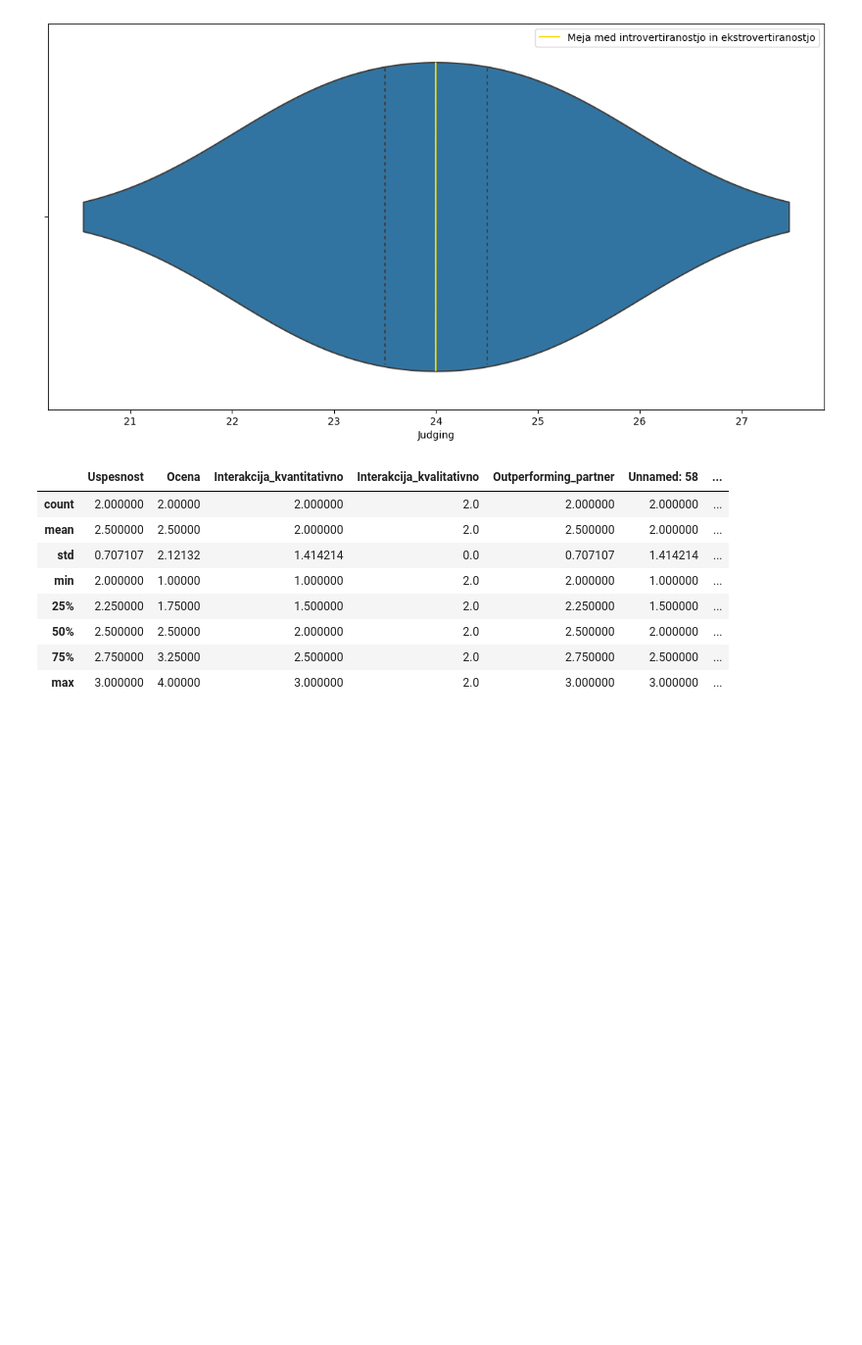
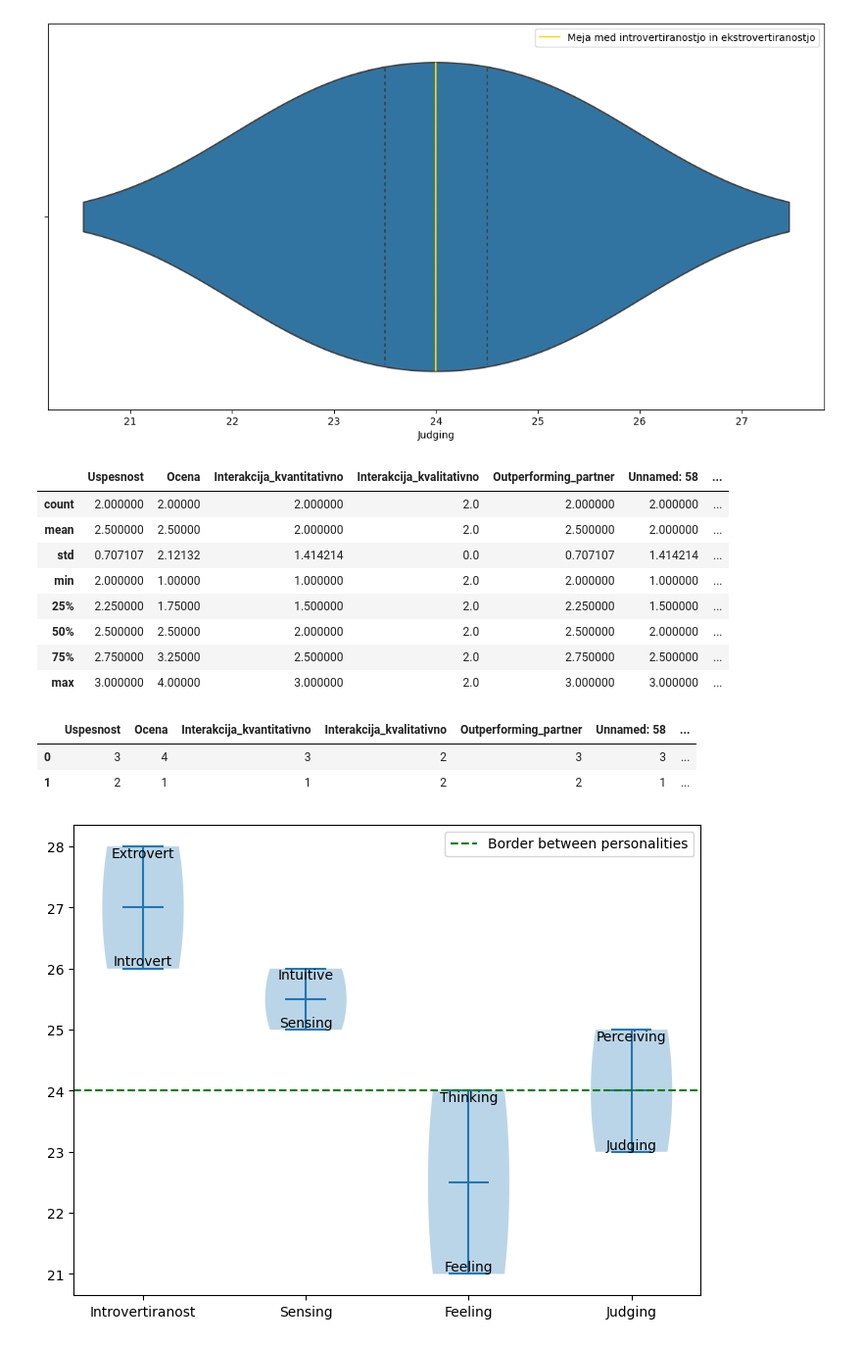
Before and after one commit to borbregant/ai_tandem_learning, a Jupyter notebook: vizualizacija_podatkov.ipynb, the cells around one changed output. Shown: that part at 98% size. Cells and saved outputs as stored; diff of their text form; code cells hidden in the pictures; blank space fills up the shorter version.

```diff
--- a/vizualizacija_podatkov.ipynb
+++ b/vizualizacija_podatkov.ipynb
@@ -54,3 +54,42 @@ df.describe(include='all')
 | 50% | 2.500000 | 2.50000 | 2.000000 | 2.0 | 2.500000 | 2.000000 | ... |
 | 75% | 2.750000 | 3.25000 | 2.500000 | 2.0 | 2.750000 | 2.500000 | ... |
 | max | 3.000000 | 4.00000 | 3.000000 | 2.0 | 3.000000 | 3.000000 | ... |
+# %%
+df.head()
+# %% [output]
+|  | Uspesnost | Ocena | Interakcija_kvantitativno | Interakcija_kvalitativno | Outperforming_partner | Unnamed: 58 | ... |
+| 0 | 3 | 4 | 3 | 2 | 3 | 3 | ... |
+| 1 | 2 | 1 | 1 | 2 | 2 | 1 | ... |
+# %%
+fig = plt.figure()
+
+data_to_plot = [df["Introvertiranost"], df["Sensing"], df["Feeling"], df["Judging"]]
+
+# Create an axes instance
+ax = fig.add_axes([0,0,1,1])
+
+# Create the boxplot
+positions = [1, 2, 3, 4]
+bp = ax.violinplot(data_to_plot, positions=positions, showmedians=True)
+
+plt.axhline(y=24, color ="green", linestyle ="--", label="Border between personalities")
+
+plt.xticks(positions, ['Introvertiranost', 'Sensing', 'Feeling', "Judging"])
+
+# Define personalized labels for each violin plot
+top_labels = ["Introvert", "Sensing", "Feeling", "Judging"]
+bottom_labels = ["Extrovert", "Intuitive", "Thinking", "Perceiving"]
+
+# Add text labels to the top and bottom of each violin plot
+for i, data in enumerate(data_to_plot):
+    min_value = min(data)
+    max_value = max(data)
+    ax.text(positions[i], min_value, top_labels[i], ha='center', va='bottom')
+    ax.text(positions[i], max_value, bottom_labels[i], ha='center', va='top')
+
+
+ax.legend()
+
+plt.show()
+# %% [output]
+[figure, added]
```
Also changed, not shown: parts of 5 cells of this notebook, 1 other file.
